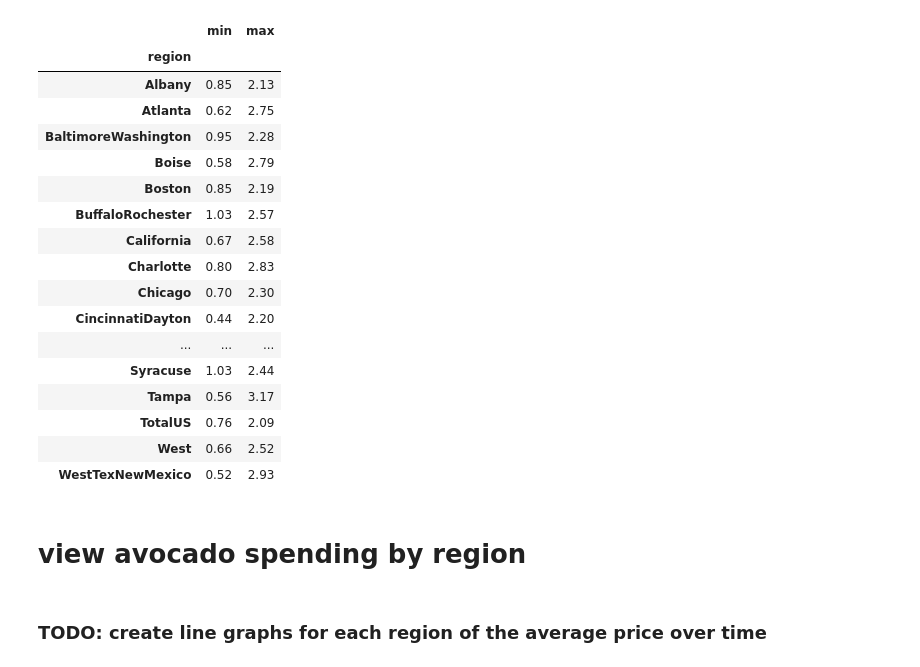
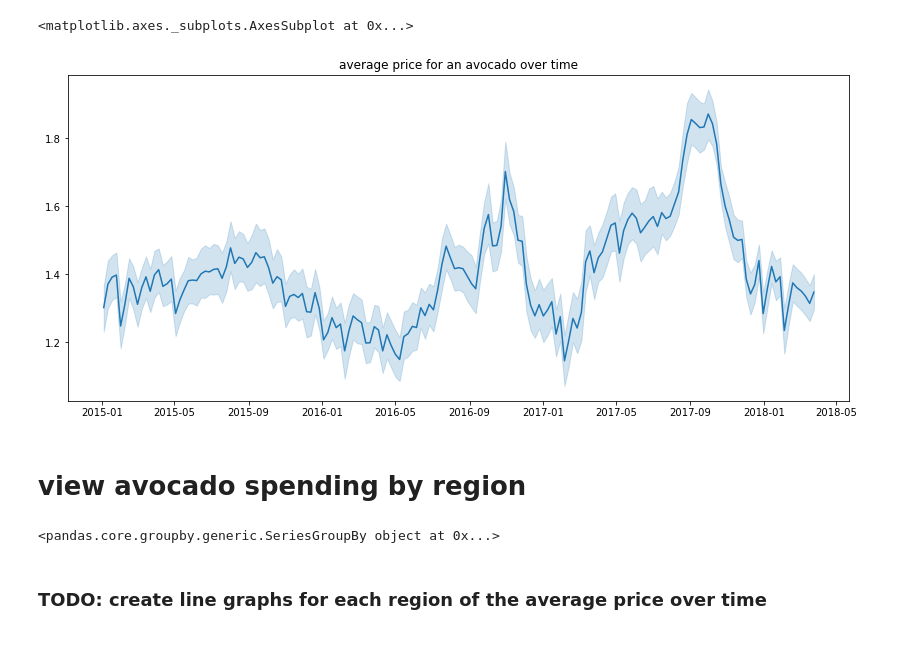
Before and after one commit to ruthrootz/avocado-data-science, a Jupyter notebook: avocado.ipynb, the cells around one changed output. Drawn from its saved outputs; the diff is of its cells as text; code cells hidden in the pictures.

```diff
--- a/avocado.ipynb
+++ b/avocado.ipynb
@@ -52,26 +49,19 @@ prices.head()
-# %%
-prices.groupby(['region']).AveragePrice.agg([min, max])
-# %% [output]
-|  | min | max |
-| region |  |  |
-| Albany | 0.85 | 2.13 |
-| Atlanta | 0.62 | 2.75 |
-| BaltimoreWashington | 0.95 | 2.28 |
-| Boise | 0.58 | 2.79 |
-| Boston | 0.85 | 2.19 |
-| BuffaloRochester | 1.03 | 2.57 |
-| California | 0.67 | 2.58 |
-| Charlotte | 0.80 | 2.83 |
-| Chicago | 0.70 | 2.30 |
-| CincinnatiDayton | 0.44 | 2.20 |
-| ... | ... | ... |
-| Syracuse | 1.03 | 2.44 |
-| Tampa | 0.56 | 3.17 |
-| TotalUS | 0.76 | 2.09 |
-| West | 0.66 | 2.52 |
-| WestTexNewMexico | 0.52 | 2.93 |
+# %%
+plt.figure(figsize=(14,6))
+plt.title("average price for an avocado over time")
+sns.lineplot(data=prices.AveragePrice)
+# %% [output]
+<matplotlib.axes._subplots.AxesSubplot at 0x...>
+[figure, added]
 # %% [markdown]
 # view avocado spending by region
+# %%
+region_data = prices.groupby(['region']).AveragePrice.agg(np.mean)
+# region_data.set_index('region')
+# region_data_minmax = prices.groupby(['region']).AveragePrice.agg([min, max])
+region_data
+# %% [output]
+<pandas.core.groupby.generic.SeriesGroupBy object at 0x...>
 # %% [markdown]
 ### TODO: create line graphs for each region of the average price over time
 # %% [markdown]
```
Also changed, not shown: parts of 5 cells of this notebook.
